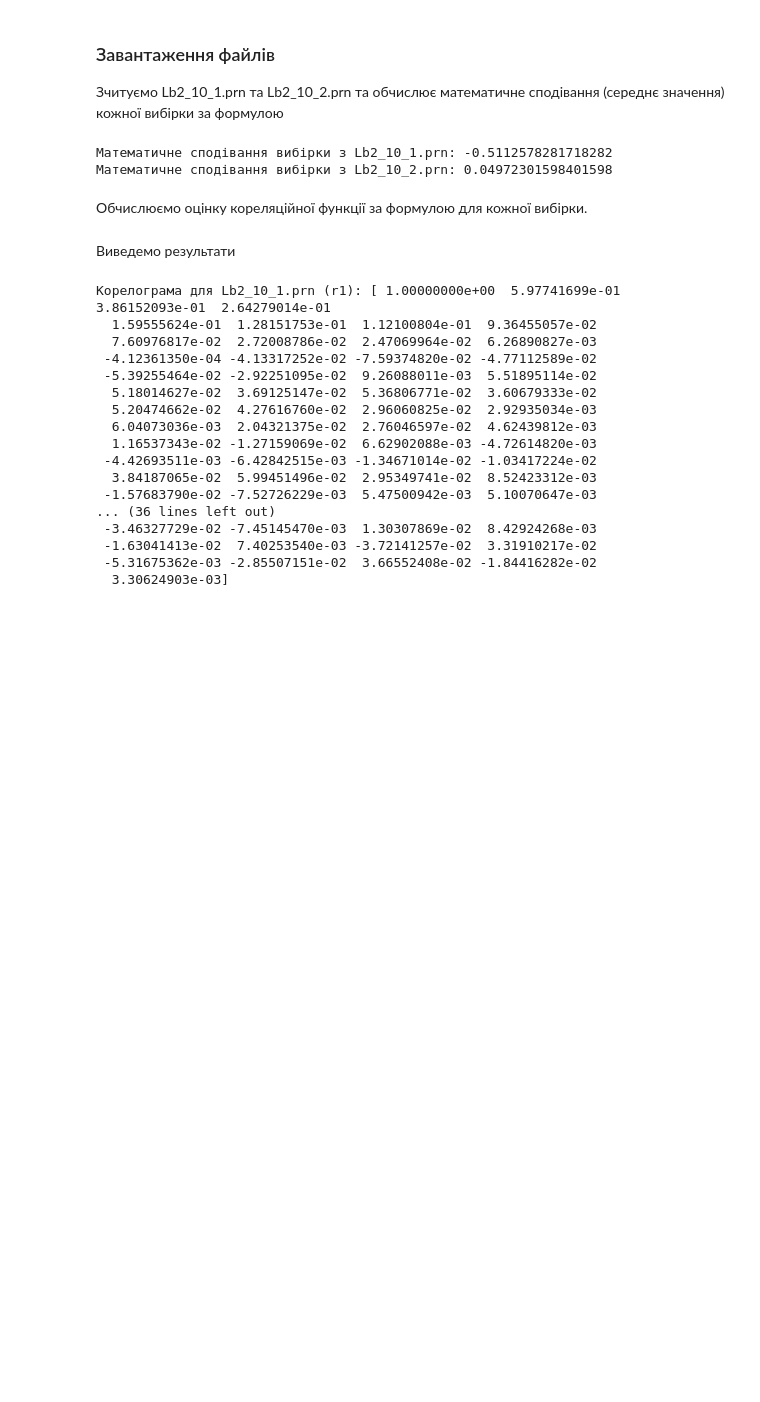
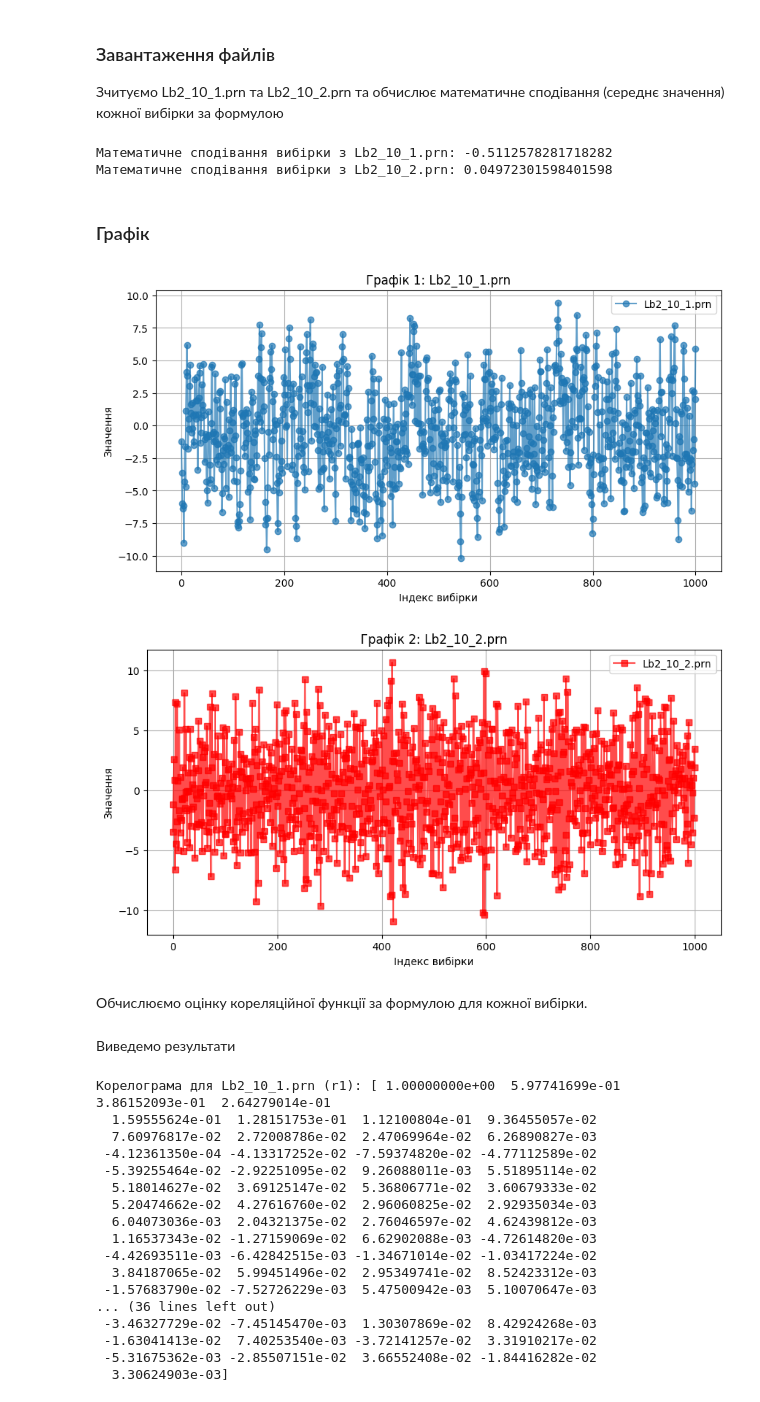
Before and after one commit to poop4ik/Lab2, a Jupyter notebook: lab2.ipynb, the cells around one changed output. Saved outputs shown, nothing was run; the diff lists cells and outputs as text; code cells hidden in the pictures; blank space fills up the shorter version.

```diff
--- a/lab2.ipynb
+++ b/lab2.ipynb
@@ -16,6 +16,33 @@ print("Математичне сподівання вибірки з Lb2_10_2.pr
 # %% [output]
 Математичне сподівання вибірки з Lb2_10_1.prn: -0.5112578281718282
 Математичне сподівання вибірки з Lb2_10_2.prn: 0.04972301598401598
+# %% [markdown]
+### Графік
+# %%
+import matplotlib.pyplot as plt
+import numpy as np
+
+
+plt.figure(figsize=(10, 5))
+plt.plot(data1, label='Lb2_10_1.prn', marker='o', linestyle='-', alpha=0.7)
+plt.xlabel('Індекс вибірки')
+plt.ylabel('Значення')
+plt.title('Графік 1: Lb2_10_1.prn')
+plt.legend()
+plt.grid()
+plt.show()
+
+plt.figure(figsize=(10, 5))
+plt.plot(data2, label='Lb2_10_2.prn', marker='s', linestyle='-', alpha=0.7, color='red')
+plt.xlabel('Індекс вибірки')
+plt.ylabel('Значення')
+plt.title('Графік 2: Lb2_10_2.prn')
+plt.legend()
+plt.grid()
+plt.show()
+# %% [output]
+[figure, added]
+[figure, added]
 # %% [markdown]
 Обчислюємо оцінку кореляційної функції за формулою для кожної вибірки.
 # %%
```
Also changed, not shown: parts of 1 cell of this notebook.
